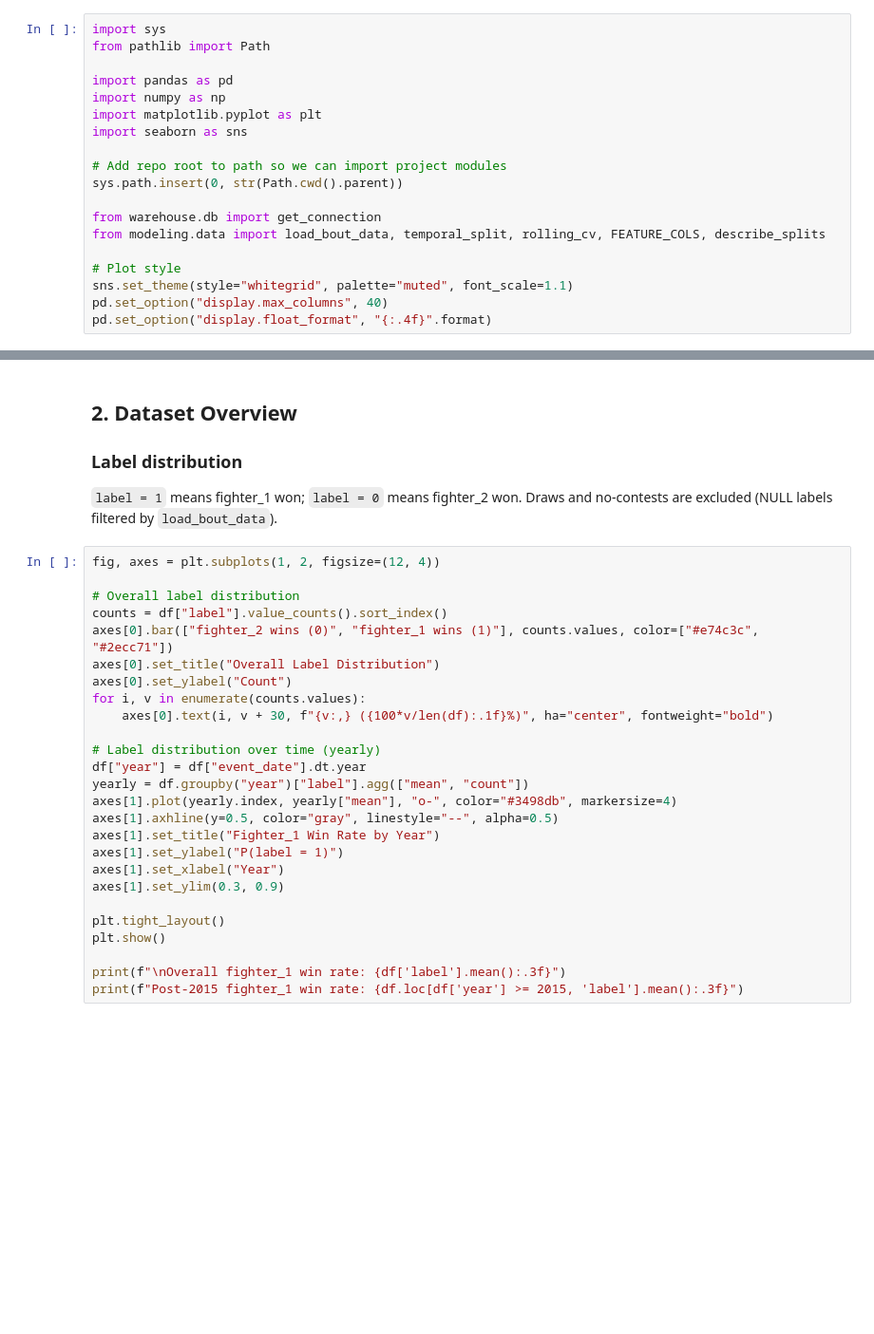
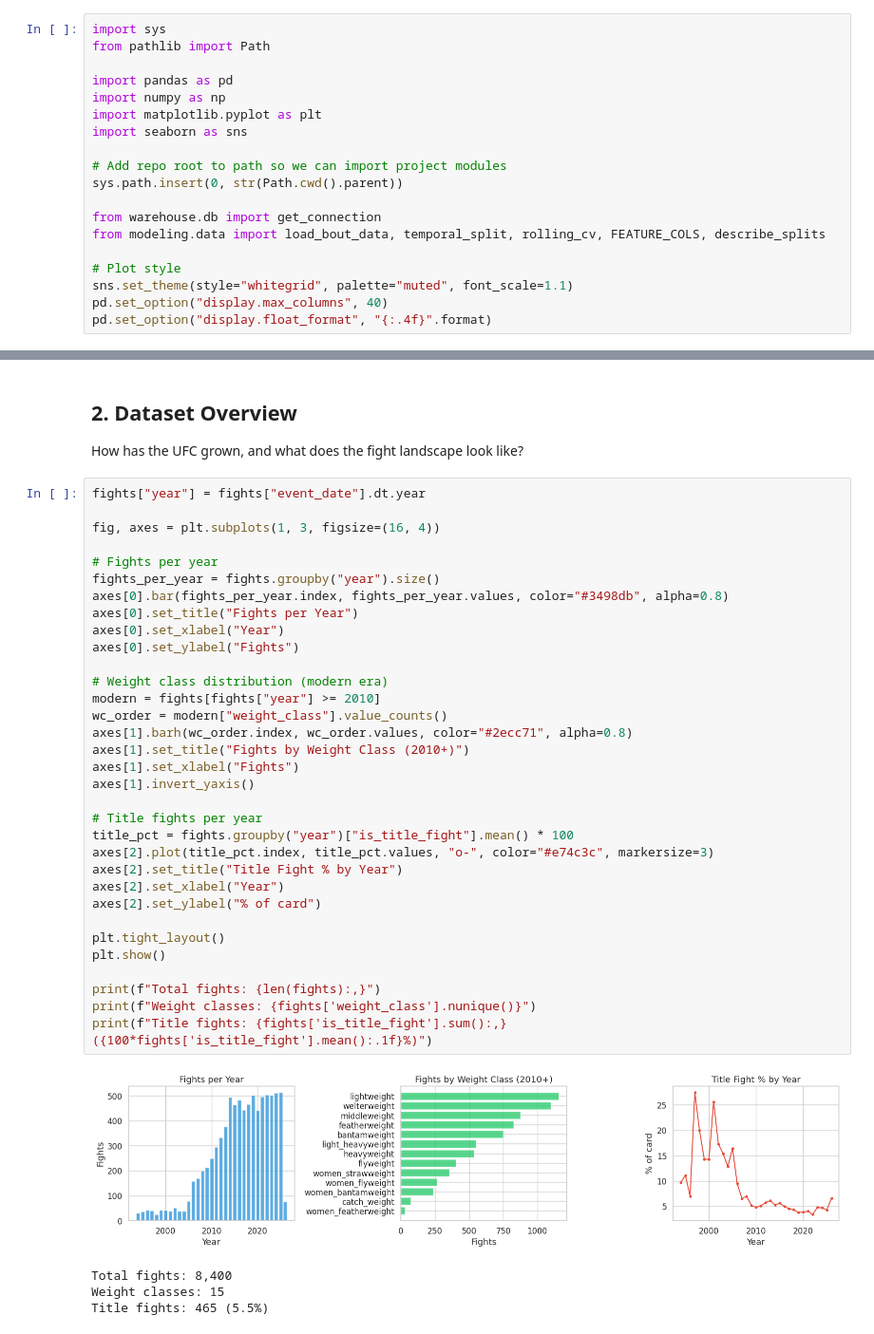
Before and after one commit to wlodzimierrr/ufc-predictor, a Jupyter notebook: notebooks/01_data_exploration.ipynb, the cells around one changed output, grey strips where cells are left out. Shown at 95% size. Drawn from its saved outputs; the diff is of its cells as text; blank space fills up the shorter version.

```diff
--- a/notebooks/01_data_exploration.ipynb
+++ b/notebooks/01_data_exploration.ipynb
@@ -45,33 +81,43 @@ df.head()
 # %% [markdown]
 ## 2. Dataset Overview
 
-### Label distribution
-
-`label = 1` means fighter_1 won; `label = 0` means fighter_2 won. Draws and no-contests are excluded (NULL labels filtered by `load_bout_data`).
+How has the UFC grown, and what does the fight landscape look like?
 # %%
-fig, axes = plt.subplots(1, 2, figsize=(12, 4))
+fights["year"] = fights["event_date"].dt.year
 
-# Overall label distribution
-counts = df["label"].value_counts().sort_index()
-axes[0].bar(["fighter_2 wins (0)", "fighter_1 wins (1)"], counts.values, color=["#e74c3c", "#2ecc71"])
-axes[0].set_title("Overall Label Distribution")
-axes[0].set_ylabel("Count")
-for i, v in enumerate(counts.values):
-    axes[0].text(i, v + 30, f"{v:,} ({100*v/len(df):.1f}%)", ha="center", fontweight="bold")
+fig, axes = plt.subplots(1, 3, figsize=(16, 4))
 
-# Label distribution over time (yearly)
-df["year"] = df["event_date"].dt.year
-yearly = df.groupby("year")["label"].agg(["mean", "count"])
-axes[1].plot(yearly.index, yearly["mean"], "o-", color="#3498db", markersize=4)
-axes[1].axhline(y=0.5, color="gray", linestyle="--", alpha=0.5)
-axes[1].set_title("Fighter_1 Win Rate by Year")
-axes[1].set_ylabel("P(label = 1)")
-axes[1].set_xlabel("Year")
-axes[1].set_ylim(0.3, 0.9)
+# Fights per year
+fights_per_year = fights.groupby("year").size()
+axes[0].bar(fights_per_year.index, fights_per_year.values, color="#3498db", alpha=0.8)
+axes[0].set_title("Fights per Year")
+axes[0].set_xlabel("Year")
+axes[0].set_ylabel("Fights")
+
+# Weight class distribution (modern era)
+modern = fights[fights["year"] >= 2010]
+wc_order = modern["weight_class"].value_counts()
+axes[1].barh(wc_order.index, wc_order.values, color="#2ecc71", alpha=0.8)
+axes[1].set_title("Fights by Weight Class (2010+)")
+axes[1].set_xlabel("Fights")
+axes[1].invert_yaxis()
+
+# Title fights per year
+title_pct = fights.groupby("year")["is_title_fight"].mean() * 100
+axes[2].plot(title_pct.index, title_pct.values, "o-", color="#e74c3c", markersize=3)
+axes[2].set_title("Title Fight % by Year")
+axes[2].set_xlabel("Year")
+axes[2].set_ylabel("% of card")
 
 plt.tight_layout()
 plt.show()
 
-print(f"\nOverall fighter_1 win rate: {df['label'].mean():.3f}")
-print(f"Post-2015 fighter_1 win rate: {df.loc[df['year'] >= 2015, 'label'].mean():.3f}")
+print(f"Total fights: {len(fights):,}")
+print(f"Weight classes: {fights['weight_class'].nunique()}")
+print(f"Title fights: {fights['is_title_fight'].sum():,} ({100*fights['is_title_fight'].mean():.1f}%)")
+# %% [output]
+[figure, added]
+Total fights: 8,400
+Weight classes: 15
+Title fights: 465 (5.5%)
 # %% [markdown]
```
Also changed, not shown: parts of 23 cells of this notebook, 5 other files.
